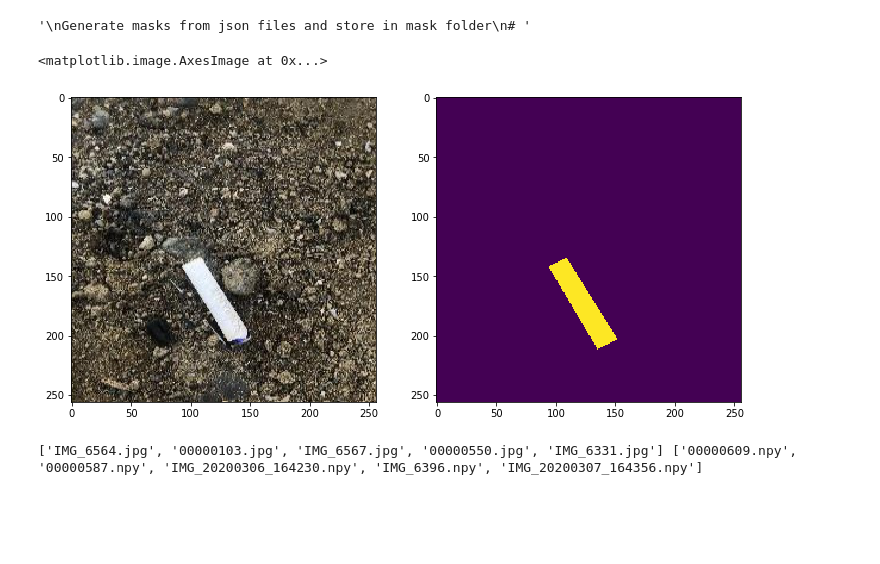
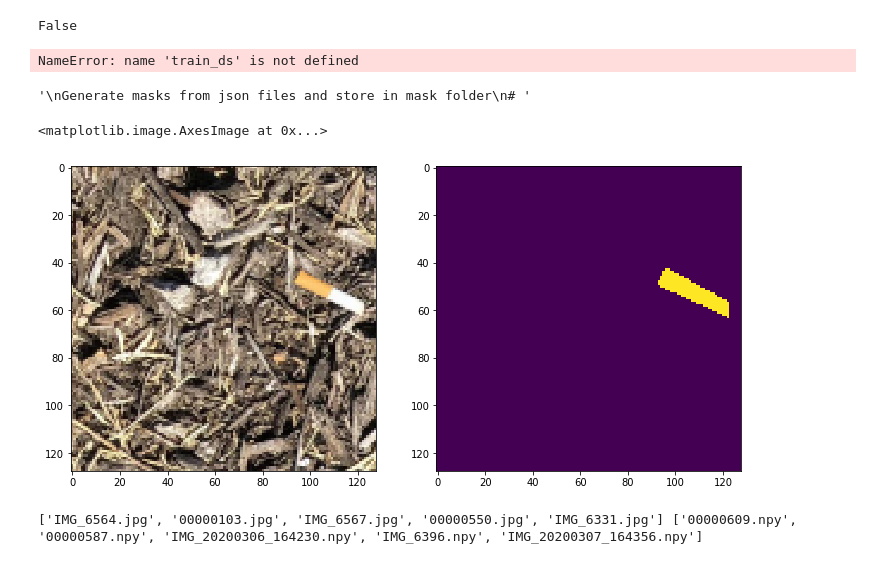
Before and after one commit to Elmar999/Cigarette_buts_detection, a Jupyter notebook: cigarette_buts/cigarettNet/test.ipynb, the cells around one changed output. Drawn from its saved outputs; the diff is of its cells as text; code cells hidden in the pictures; blank space fills up the shorter version.

```diff
--- a/cigarette_buts/cigarettNet/test.ipynb
+++ b/cigarette_buts/cigarettNet/test.ipynb
@@ -19,3 +21,9 @@ import cv2
 from dataset import *
 from model import *
 from dataset.augment import *
+
+tf.test.is_gpu_available(
+    cuda_only=False, min_cuda_compute_capability=None
+)
+# %% [output]
+False
@@ -22,3 +58,10 @@ from dataset.augment import *
+# %%
+# img_index = 13
+fig, ax = plt.subplots(1 , 2, figsize=(12, 8))
+ax[0].imshow(train_ds[0][0])
+ax[1].imshow(np.squeeze(output_data))
+# %% [output]
+NameError: name 'train_ds' is not defined
 # %%
 '''
 Generate masks from json files and store in mask folder
@@ -34,23 +77,26 @@ Generate masks from json files and store in mask folder
 # %%
 '''
 Test with one image and mask
 '''
 
 json_files = os.listdir(config.MASK_DIRECTORY)
-index = 20
+index = 180
 
 mask_file = os.path.join(config.MASK_DIRECTORY, json_files[index])
 jpg_file = mask_file.split('/')[-1].split('.')[0]
 jpg_file = os.path.join(config.IMAGE_DIRECTORY, jpg_file+'.jpg')
 
 img = plt.imread(jpg_file)
 mask = np.load(mask_file)
+
+img_resize = cv2.resize(img, dsize=(128, 128))
+mask_resize = cv2.resize(mask, dsize=(128, 128))
 fig, ax = plt.subplots(1 , 2, figsize=(12, 8))
-ax[0].imshow(img)
-ax[1].imshow(mask)
+ax[0].imshow(img_resize)
+ax[1].imshow(mask_resize.astype(bool).astype(float))
 # %% [output]
 <matplotlib.image.AxesImage at 0x...>
-[figure, old version]
+[figure, new version]
 # %%
 # %% [output]
 ['IMG_6564.jpg', '00000103.jpg', 'IMG_6567.jpg', '00000550.jpg', 'IMG_6331.jpg'] ['00000609.npy', '00000587.npy', 'IMG_20200306_164230.npy', 'IMG_6396.npy', 'IMG_20200307_164356.npy']
```
Also changed, not shown: parts of 26 cells of this notebook.
